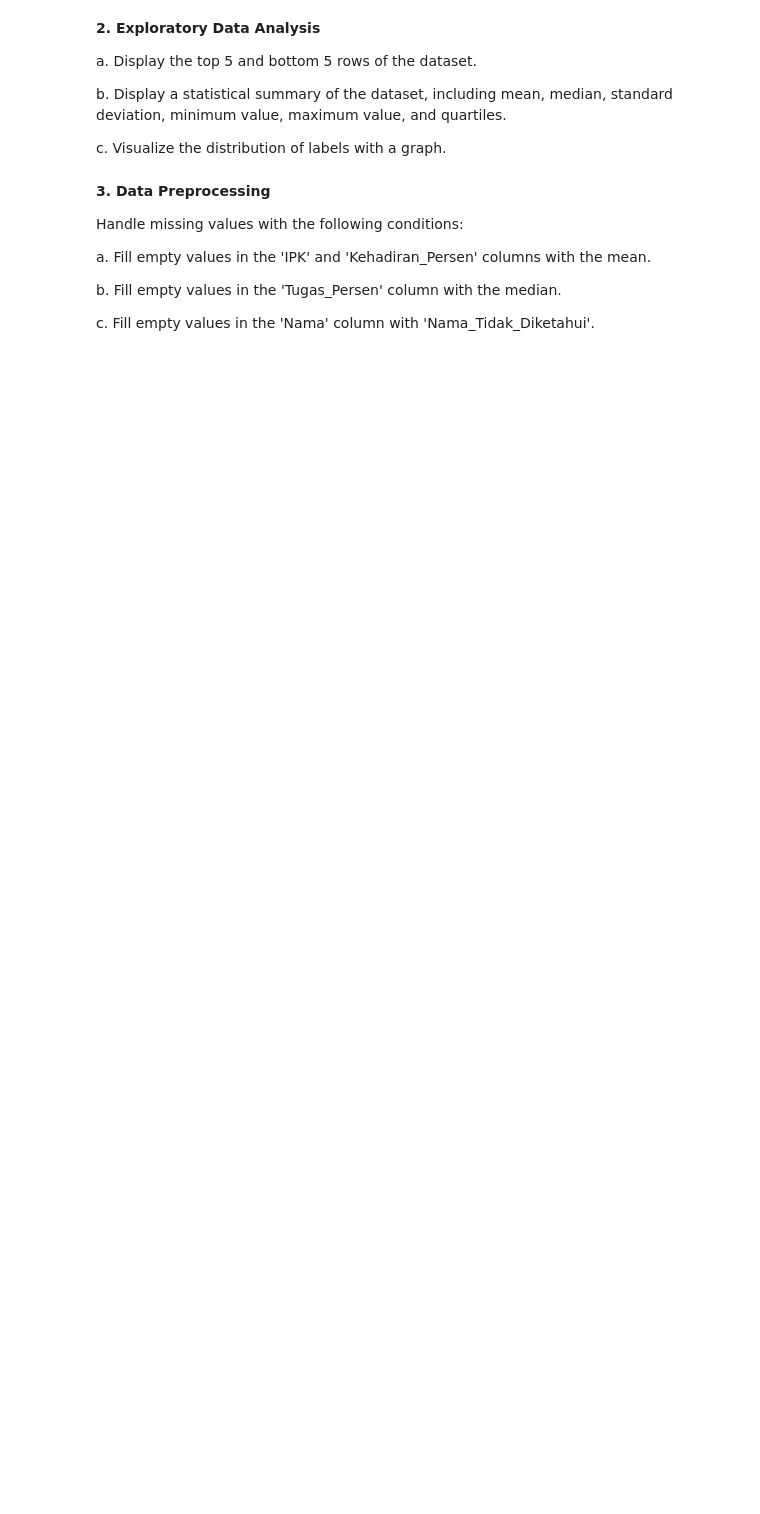
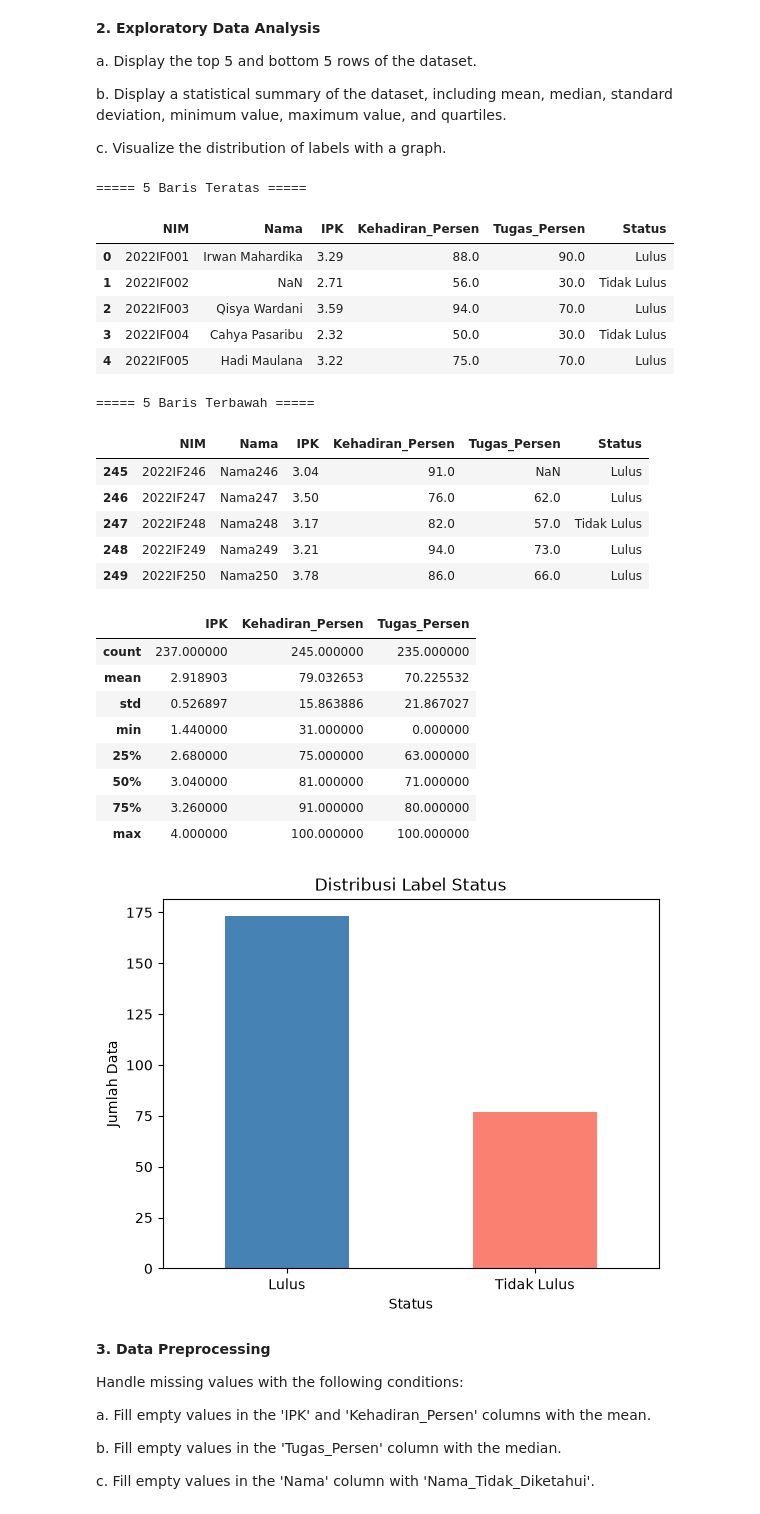
Before and after one commit to FatihHDR/machine-learning, a Jupyter notebook: modul1/MODULE 1 MACHINE LEARNING - INTRODUCTION TO ARTIFICIAL NEURAL NETWORK.ipynb, the cells around one changed output. Cells and saved outputs as stored; diff of their text form; code cells hidden in the pictures; blank space fills up the shorter version.

```diff
--- a/modul1/MODULE 1 MACHINE LEARNING - INTRODUCTION TO ARTIFICIAL NEURAL NETWORK.ipynb
+++ b/modul1/MODULE 1 MACHINE LEARNING - INTRODUCTION TO ARTIFICIAL NEURAL NETWORK.ipynb
@@ -463,0 +462,15 @@ b. Load the dataset from the following link: [[ASSIGNMENT DATASET]](https://driv
+# %%
+# 1. Import Library dan Load Data
+import numpy as np
+import pandas as pd
+import matplotlib.pyplot as plt
+
+from sklearn.model_selection import train_test_split
+from sklearn.naive_bayes import GaussianNB
+from sklearn.metrics import classification_report, accuracy_score
+
+# Load dataset
+df = pd.read_csv('datasets/MODULE 1_ASSIGNMENT.csv')
+
+# Tampilkan 5 data awal
+df.head()
@@ -474,3 +492,48 @@ c. Visualize the distribution of labels with a graph.
+# %%
+# 2. Exploratory Data Analysis
+
+# a. Tampilkan 5 baris teratas dan 5 baris terbawah
+print("===== 5 Baris Teratas =====")
+display(df.head(5))
+
+print("===== 5 Baris Terbawah =====")
+display(df.tail(5))
+
+# b. Ringkasan statistik (mean, median, std, min, max, dan quartile)
+display(df.describe())
+
+# c. Visualisasi distribusi label
+df['Status'].value_counts().plot(kind='bar', color=['steelblue', 'salmon'])
+plt.title('Distribusi Label Status')
+plt.xlabel('Status')
+plt.ylabel('Jumlah Data')
+plt.xticks(rotation=0)
+plt.show()
+# %% [output]
+===== 5 Baris Teratas =====
+|  | NIM | Nama | IPK | Kehadiran_Persen | Tugas_Persen | Status |
+| 0 | 2022IF001 | Irwan Mahardika | 3.29 | 88.0 | 90.0 | Lulus |
+| 1 | 2022IF002 | NaN | 2.71 | 56.0 | 30.0 | Tidak Lulus |
+| 2 | 2022IF003 | Qisya Wardani | 3.59 | 94.0 | 70.0 | Lulus |
+| 3 | 2022IF004 | Cahya Pasaribu | 2.32 | 50.0 | 30.0 | Tidak Lulus |
+| 4 | 2022IF005 | Hadi Maulana | 3.22 | 75.0 | 70.0 | Lulus |
+===== 5 Baris Terbawah =====
+|  | NIM | Nama | IPK | Kehadiran_Persen | Tugas_Persen | Status |
+| 245 | 2022IF246 | Nama246 | 3.04 | 91.0 | NaN | Lulus |
+| 246 | 2022IF247 | Nama247 | 3.50 | 76.0 | 62.0 | Lulus |
+| 247 | 2022IF248 | Nama248 | 3.17 | 82.0 | 57.0 | Tidak Lulus |
+| 248 | 2022IF249 | Nama249 | 3.21 | 94.0 | 73.0 | Lulus |
+| 249 | 2022IF250 | Nama250 | 3.78 | 86.0 | 66.0 | Lulus |
+|  | IPK | Kehadiran_Persen | Tugas_Persen |
+| count | 237.000000 | 245.000000 | 235.000000 |
+| mean | 2.918903 | 79.032653 | 70.225532 |
+| std | 0.526897 | 15.863886 | 21.867027 |
+| min | 1.440000 | 31.000000 | 0.000000 |
+| 25% | 2.680000 | 75.000000 | 63.000000 |
+| 50% | 3.040000 | 81.000000 | 71.000000 |
+| 75% | 3.260000 | 91.000000 | 80.000000 |
+| max | 4.000000 | 100.000000 | 100.000000 |
+[figure, added]
 # %% [markdown]
 **3. Data Preprocessing**
 
```
Also changed, not shown: parts of 14 cells of this notebook, 1 other file.
